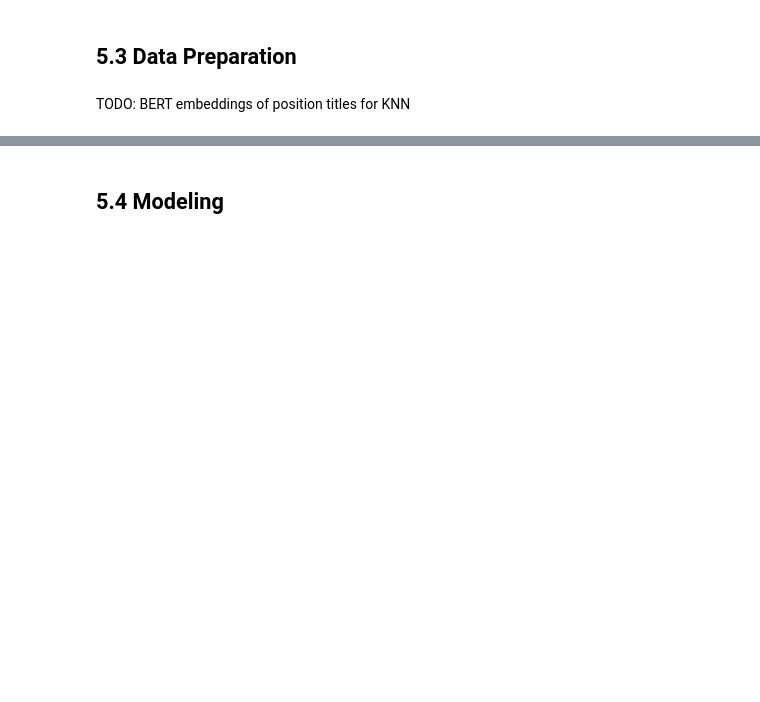
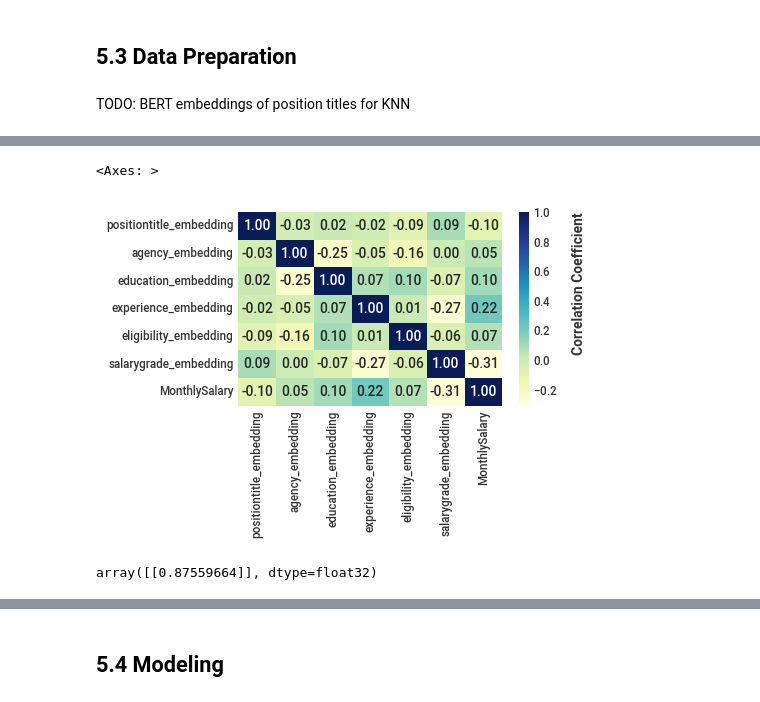
Before and after one commit to iragca/ml-final-project, a Jupyter notebook: notebooks/3.0-iragca-modeling.ipynb, the cells around one changed output, grey strips where cells are left out. Saved outputs shown, nothing was run; the diff lists cells and outputs as text; code cells hidden in the pictures; blank space fills up the shorter version.

Commit message:
modelling iteration 1

```diff
--- a/notebooks/3.0-iragca-modeling.ipynb
+++ b/notebooks/3.0-iragca-modeling.ipynb
@@ -240,3 +268,10 @@ ax.legend()
 ## 5.3 Data Preparation
 # %% [markdown]
 TODO: BERT embeddings of position titles for KNN
+# %%
+from transformers import BertTokenizer, BertModel
+import torch
+
+# Load pre-trained BERT
+tokenizer = BertTokenizer.from_pretrained('bert-base-uncased')
+model = BertModel.from_pretrained('bert-base-uncased')
@@ -242,0 +355,37 @@ TODO: BERT embeddings of position titles for KNN
+# %%
+numeric_data = embedded_df.select(
+    [
+        pl.col("positiontitle_embedding"),
+        pl.col("agency_embedding"),
+        pl.col("education_embedding"),
+        pl.col("experience_embedding"),
+        pl.col("eligibility_embedding"),
+        pl.col("salarygrade_embedding"),
+        pl.col("MonthlySalary"),
+    ]
+).corr()
+
+
+sns.heatmap(
+    data=numeric_data,
+    annot=True,
+    fmt=".2f",
+    cmap="YlGnBu",
+    cbar_kws={"label": "Correlation Coefficient"},
+    xticklabels=numeric_data.columns,
+    yticklabels=numeric_data.columns,
+)
+# %% [output]
+<Axes: >
+[figure, added]
+# %%
+from sklearn.metrics.pairwise import cosine_similarity
+text = "Teacher 1"
+text2 = "Electrical Engineer 2"
+
+cls_embedding = get_cls_embedding(text, tokenizer, model)
+cls_embedding2 = get_cls_embedding(text2, tokenizer, model)
+
+cosine_similarity([cls_embedding], [cls_embedding2])
+# %% [output]
+array([[0.87559664]], dtype=float32)
```
Also changed, not shown: parts of 20 cells of this notebook, 5 other files.
